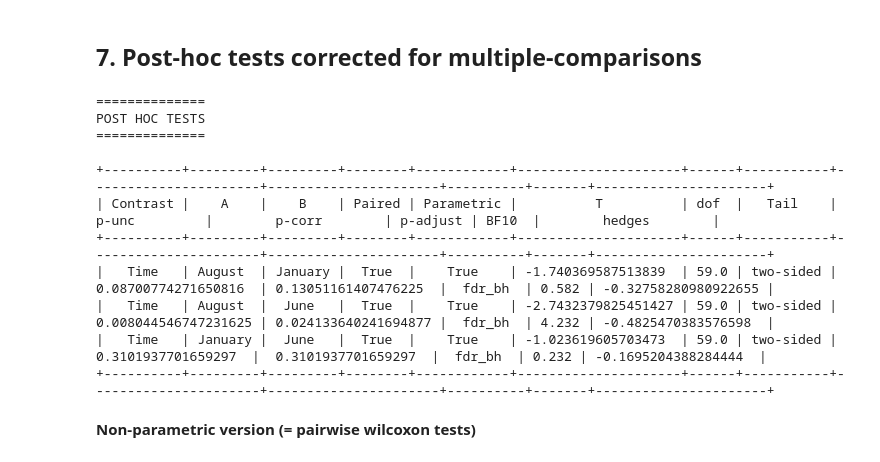
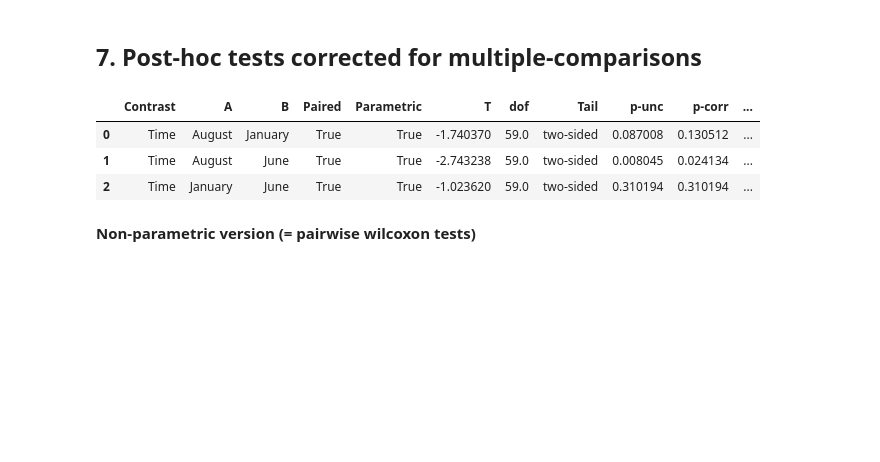
Before and after one commit to raphaelvallat/pingouin, a Jupyter notebook: notebooks/00_QuickStart.ipynb, the cells around one changed output. Cells and saved outputs as stored; diff of their text form; code cells hidden in the pictures; blank space fills up the shorter version.

```diff
--- a/notebooks/00_QuickStart.ipynb
+++ b/notebooks/00_QuickStart.ipynb
@@ -68,22 +68,14 @@ pg.rm_anova(data=df, dv='Scores', within='Time', subject='Subject', detailed=Tru
 # %%
 # FDR-corrected post hocs with Hedges'g effect size
 posthoc = pg.pairwise_ttests(data=df, dv='Scores', within='Time', subject='Subject',
                              parametric=True, padjust='fdr_bh', effsize='hedges')
 
-# Pretty printing of table
-pg.print_table(posthoc, floatfmt='.3f', tablefmt="pretty")
+posthoc
 # %% [output]
-==============
-POST HOC TESTS
-==============
-
-+----------+---------+---------+--------+------------+---------------------+------+-----------+----------------------+----------------------+----------+-------+----------------------+
-| Contrast |    A    |    B    | Paired | Parametric |          T          | dof  |   Tail    |        p-unc         |        p-corr        | p-adjust | BF10  |        hedges        |
-+----------+---------+---------+--------+------------+---------------------+------+-----------+----------------------+----------------------+----------+-------+----------------------+
-|   Time   | August  | January |  True  |    True    | -1.740369587513839  | 59.0 | two-sided | 0.08700774271650816  | 0.13051161407476225  |  fdr_bh  | 0.582 | -0.32758280980922655 |
-|   Time   | August  |  June   |  True  |    True    | -2.7432379825451427 | 59.0 | two-sided | 0.008044546747231625 | 0.024133640241694877 |  fdr_bh  | 4.232 | -0.4825470383576598  |
-|   Time   | January |  June   |  True  |    True    | -1.023619605703473  | 59.0 | two-sided |  0.3101937701659297  |  0.3101937701659297  |  fdr_bh  | 0.232 | -0.1695204388284444  |
-+----------+---------+---------+--------+------------+---------------------+------+-----------+----------------------+----------------------+----------+-------+----------------------+
+|  | Contrast | A | B | Paired | Parametric | T | dof | Tail | p-unc | p-corr | ... |
+| 0 | Time | August | January | True | True | -1.740370 | 59.0 | two-sided | 0.087008 | 0.130512 | ... |
+| 1 | Time | August | June | True | True | -2.743238 | 59.0 | two-sided | 0.008045 | 0.024134 | ... |
+| 2 | Time | January | June | True | True | -1.023620 | 59.0 | two-sided | 0.310194 | 0.310194 | ... |
 # %% [markdown]
 **Non-parametric version (= pairwise wilcoxon tests)**
 # %%
```
Also changed, not shown: parts of 3 cells of this notebook, 9 other files.
